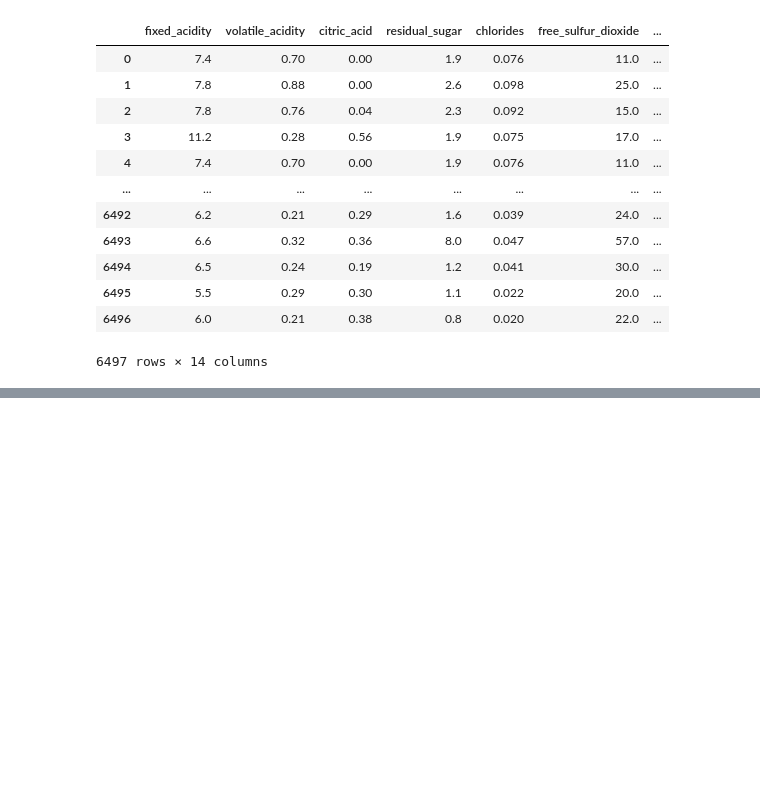
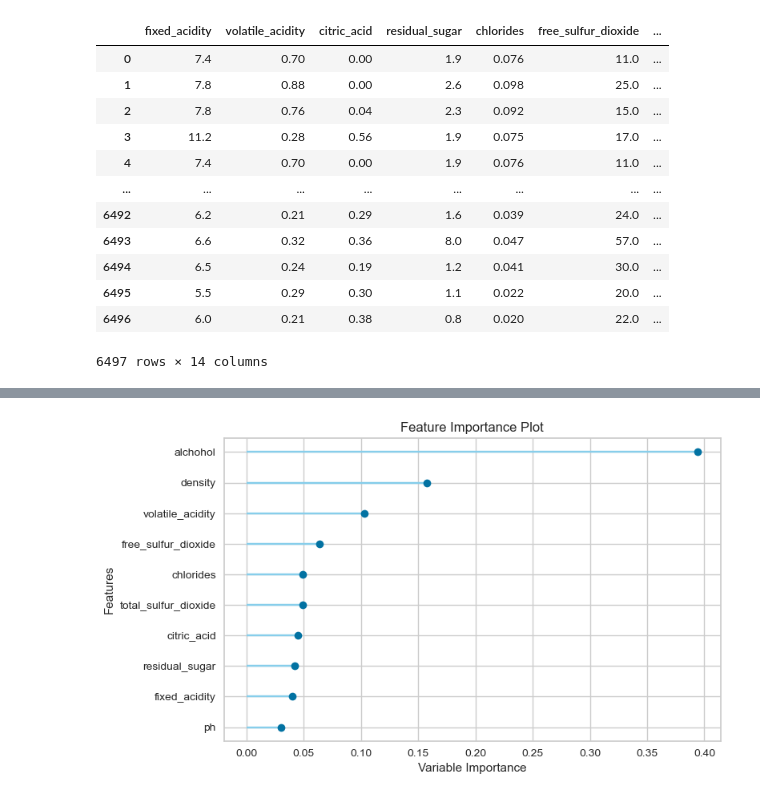
Before and after one commit to isdicely/Project-3, a Jupyter notebook: data_survey.ipynb, the cells around one changed output, grey strips where cells are left out. Drawn from its saved outputs; the diff is of its cells as text; code cells hidden in the pictures; blank space fills up the shorter version.

```diff
--- a/data_survey.ipynb
+++ b/data_survey.ipynb
@@ -22,0 +267,4 @@ wine_df
+# %%
+plot_model(tuned_et, plot = 'feature')
+# %% [output]
+[figure, added]
```
Also changed, not shown: parts of 17 cells of this notebook.
